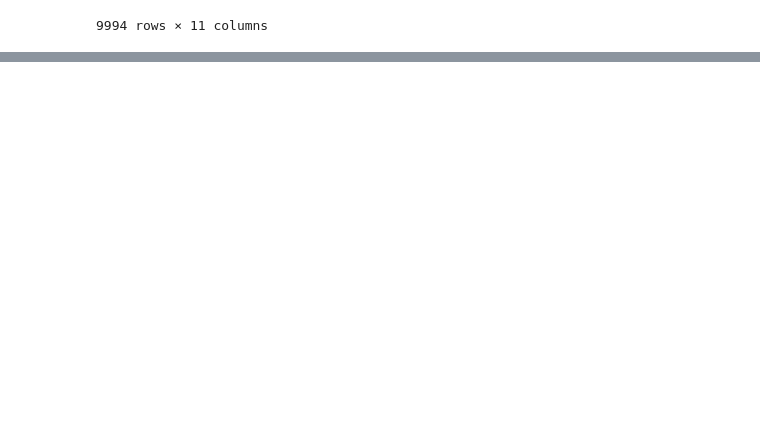
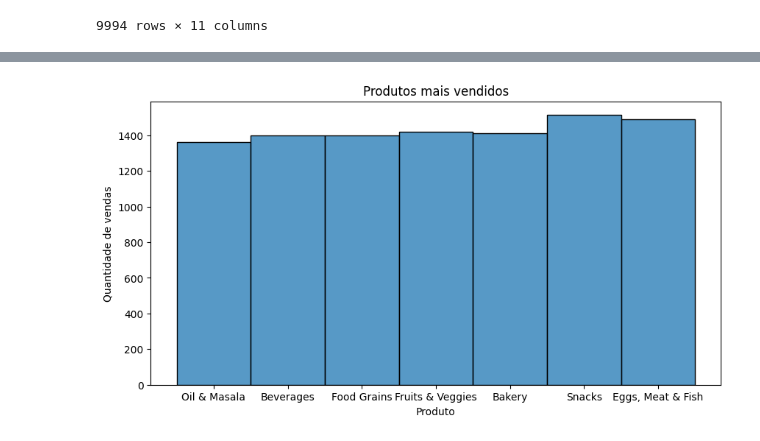
Before and after one commit to DanielTBDev/analise_exp, a Jupyter notebook: analysis.ipynb, the cells around one changed output, grey strips where cells are left out. Cells and saved outputs as stored; diff of their text form; code cells hidden in the pictures; blank space fills up the shorter version.

```diff
--- a/analysis.ipynb
+++ b/analysis.ipynb
@@ -80,0 +98,9 @@ plt.show()
+# %%
+plt.figure(figsize=(10,5))
+sns.histplot(df_vendas['Category'], binwidth=1.5)
+plt.title('Produtos mais vendidos')
+plt.xlabel('Produto')
+plt.ylabel('Quantidade de vendas')
+plt.show()
+# %% [output]
+[figure, added]
```
Also changed, not shown: parts of 8 cells of this notebook.
